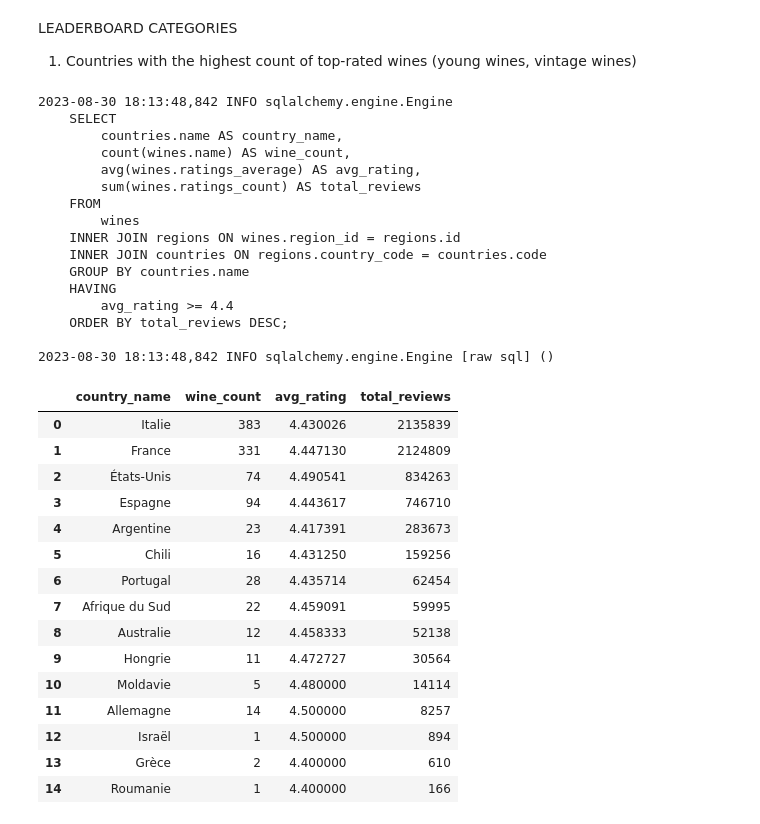
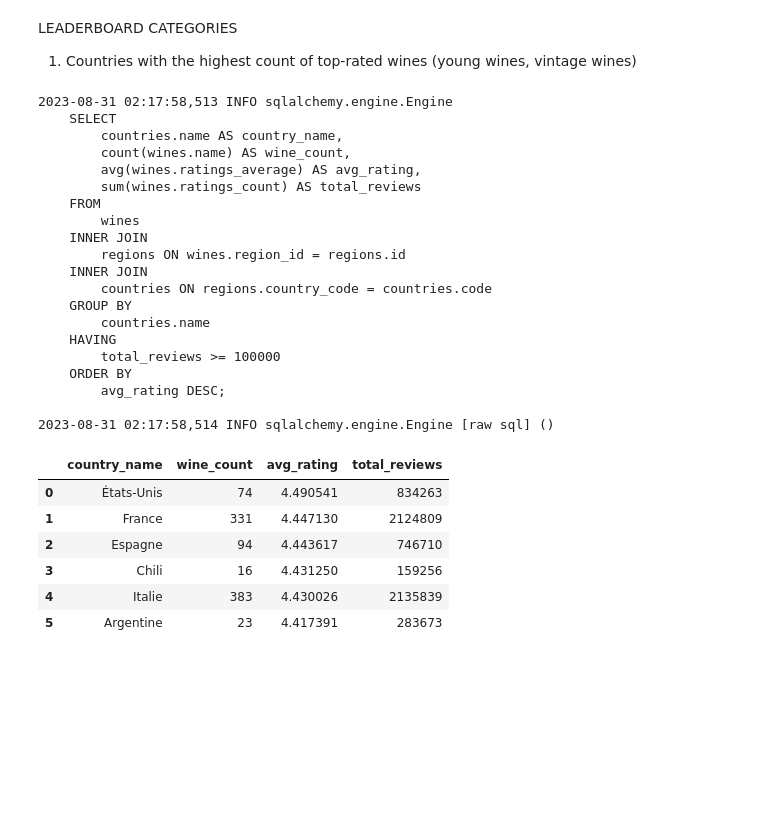
Before and after one commit to moni2code/project_vivino, a Jupyter notebook: notebooks/vivino_analysis_combination.ipynb, the cells around one changed output. Drawn from its saved outputs; the diff is of its cells as text; code cells hidden in the pictures; blank space fills up the shorter version.

```diff
--- a/notebooks/vivino_analysis_combination.ipynb
+++ b/notebooks/vivino_analysis_combination.ipynb
@@ -725,60 +798,59 @@ query_retail_wines = vivino_engine.execute(
         countries.name AS country_name,
         count(wines.name) AS wine_count,
         avg(wines.ratings_average) AS avg_rating,
         sum(wines.ratings_count) AS total_reviews
     FROM
         wines
-    INNER JOIN regions ON wines.region_id = regions.id
-    INNER JOIN countries ON regions.country_code = countries.code
-    GROUP BY countries.name
+    INNER JOIN
+        regions ON wines.region_id = regions.id
+    INNER JOIN
+        countries ON regions.country_code = countries.code
+    GROUP BY
+        countries.name
     HAVING
-        avg_rating >= 4.4
-    ORDER BY total_reviews DESC;
+        total_reviews >= 100000
+    ORDER BY
+        avg_rating DESC;
     """
 )
 
 # initialize retail_wines_df
 fetch_query_retail_wines = query_retail_wines.fetchall()
 retail_wines_df = pd.DataFrame(
     fetch_query_retail_wines,
     columns=query_retail_wines.keys()
 )
 
 # display retail_wines_df
 display(retail_wines_df)
 # %% [output]
-2023-08-30 18:13:48,842 INFO sqlalchemy.engine.Engine
+2023-08-31 02:17:58,513 INFO sqlalchemy.engine.Engine
     SELECT
         countries.name AS country_name,
         count(wines.name) AS wine_count,
         avg(wines.ratings_average) AS avg_rating,
         sum(wines.ratings_count) AS total_reviews
     FROM
         wines
-    INNER JOIN regions ON wines.region_id = regions.id
-    INNER JOIN countries ON regions.country_code = countries.code
-    GROUP BY countries.name
+    INNER JOIN
+        regions ON wines.region_id = regions.id
+    INNER JOIN
+        countries ON regions.country_code = countries.code
+    GROUP BY
+        countries.name
     HAVING
-        avg_rating >= 4.4
-    ORDER BY total_reviews DESC;
+        total_reviews >= 100000
+    ORDER BY
+        avg_rating DESC;
 
-2023-08-30 18:13:48,842 INFO sqlalchemy.engine.Engine [raw sql] ()
+2023-08-31 02:17:58,514 INFO sqlalchemy.engine.Engine [raw sql] ()
 |  | country_name | wine_count | avg_rating | total_reviews |
-| 0 | Italie | 383 | 4.430026 | 2135839 |
+| 0 | États-Unis | 74 | 4.490541 | 834263 |
 | 1 | France | 331 | 4.447130 | 2124809 |
-| 2 | États-Unis | 74 | 4.490541 | 834263 |
-| 3 | Espagne | 94 | 4.443617 | 746710 |
-| 4 | Argentine | 23 | 4.417391 | 283673 |
-| 5 | Chili | 16 | 4.431250 | 159256 |
-| 6 | Portugal | 28 | 4.435714 | 62454 |
-| 7 | Afrique du Sud | 22 | 4.459091 | 59995 |
-| 8 | Australie | 12 | 4.458333 | 52138 |
-| 9 | Hongrie | 11 | 4.472727 | 30564 |
-| 10 | Moldavie | 5 | 4.480000 | 14114 |
-| 11 | Allemagne | 14 | 4.500000 | 8257 |
-| 12 | Israël | 1 | 4.500000 | 894 |
-| 13 | Grèce | 2 | 4.400000 | 610 |
-| 14 | Roumanie | 1 | 4.400000 | 166 |
+| 2 | Espagne | 94 | 4.443617 | 746710 |
+| 3 | Chili | 16 | 4.431250 | 159256 |
+| 4 | Italie | 383 | 4.430026 | 2135839 |
+| 5 | Argentine | 23 | 4.417391 | 283673 |
 # %%
 # Identify countries with highest count of top - rated vintage wines
 query_country_vintages = vivino_engine.execute(
```
Also changed, not shown: parts of 15 cells of this notebook.
